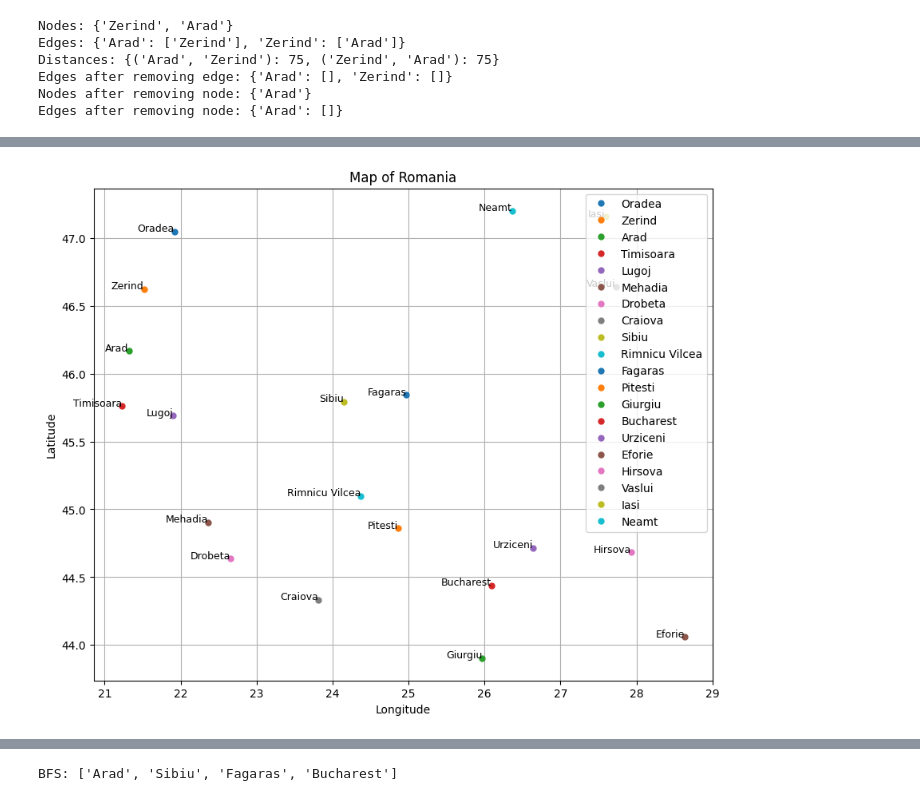
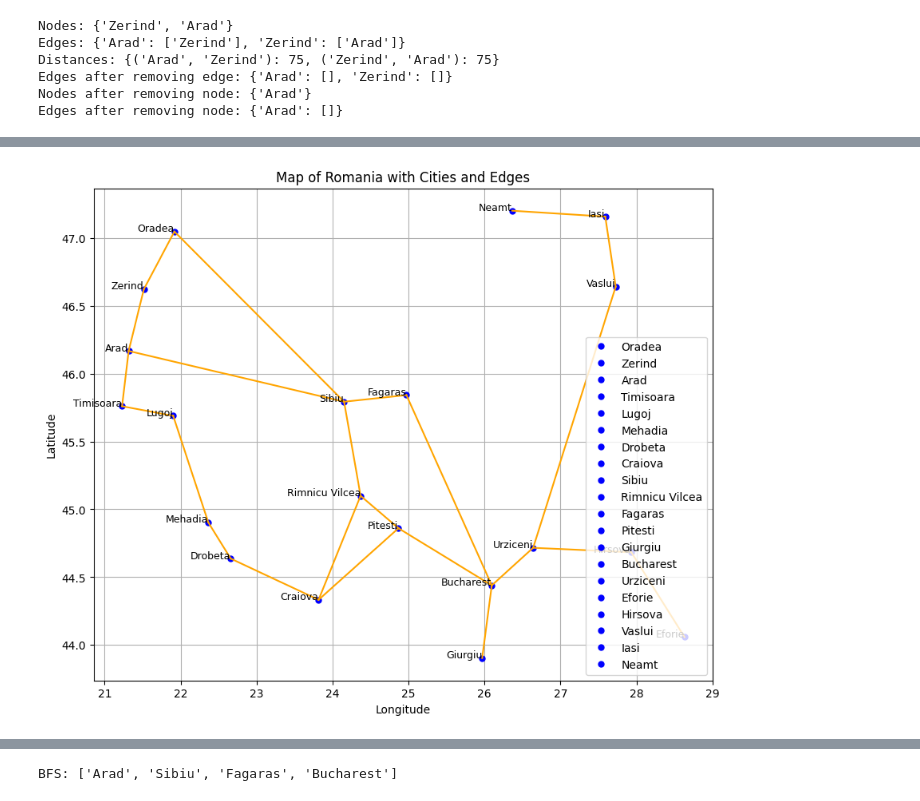
Before and after one commit to Tolegithub7/ml_labs, a Jupyter notebook: PythonAssignment.ipynb, the cells around one changed output, grey strips where cells are left out. Saved outputs shown, nothing was run; the diff lists cells and outputs as text; code cells hidden in the pictures.

Commit message:
manage with titles

```diff
--- a/PythonAssignment.ipynb
+++ b/PythonAssignment.ipynb
@@ -158,37 +193,76 @@ Edges after removing node: {'Arad': []}
 # %%
 # Map of Romania
 
 import csv
 import matplotlib.pyplot as plt
 
 # Load Romania map coordinates from CSV file
 def load_romania_coordinates(filename):
+    # Dictionary to store city coordinates
     coordinates = {}
     with open(filename, mode='r') as infile:
-        reader = csv.reader(infile)
+        reader = csv.reader(infile)  # Read the CSV file
         next(reader)  # Skip header
         for row in reader:
-            city = row[0]
-            latitude = float(row[1])
-            longitude = float(row[2])
-            coordinates[city] = (latitude, longitude)
-    return coordinates
+            city = row[0]  # City name
+            latitude = float(row[1])  # Latitude of the city
+            longitude = float(row[2])  # Longitude of the city
+            coordinates[city] = (latitude, longitude)  # Store coordinates in the dictionary
+    return coordinates  # Return the dictionary of coordinates
 
 # Plot Romania map
 def plot_romania_map(coordinates):
-    plt.figure(figsize=(10, 8))
+    plt.figure(figsize=(10, 8))  # Set the figure size
+
+    # Plot cities as blue dots and label them
     for city, (lat, lon) in coordinates.items():
-        plt.plot(lon, lat, 'o', markersize=5, label=city)
-        plt.text(lon, lat, city, fontsize=9, ha='right')
-    plt.xlabel('Longitude')
-    plt.ylabel('Latitude')
-    plt.title('Map of Romania')
-    plt.grid(True)
-    plt.legend(loc='best')
-    plt.show()
+        plt.plot(lon, lat, 'o', markersize=5, label=city, color='blue')  # Plot cities as blue dots
+        plt.text(lon, lat, city, fontsize=9, ha='right')  # Annotate cities with their names
+
+    # Define edges between cities based on the connections
+    edges = [
+        ('Arad', 'Zerind'),
+        ('Arad', 'Timisoara'),
+        ('Zerind', 'Oradea'),
+        ('Oradea', 'Sibiu'),
+        ('Timisoara', 'Lugoj'),
+        ('Lugoj', 'Mehadia'),
+        ('Mehadia', 'Drobeta'),
+        ('Drobeta', 'Craiova'),
+        ('Craiova', 'Pitesti'),
+        ('Pitesti', 'Bucharest'),
+        ('Bucharest', 'Giurgiu'),
+        ('Bucharest', 'Urziceni'),
+        ('Urziceni', 'Hirsova'),
+        ('Hirsova', 'Eforie'),
+        ('Urziceni', 'Vaslui'),
+        ('Vaslui', 'Iasi'),
+        ('Iasi', 'Neamt'),
+        ('Arad', 'Sibiu'),
+        ('Sibiu', 'Fagaras'),
+        ('Sibiu', 'Rimnicu Vilcea'),
+        ('Rimnicu Vilcea', 'Pitesti'),
+        ('Rimnicu Vilcea', 'Craiova'),
+        ('Fagaras', 'Bucharest')
+    ]
+
+    # Draw lines for each edge
+    for edge in edges:
+        city1, city2 = edge
+        if city1 in coordinates and city2 in coordinates:
+            lat1, lon1 = coordinates[city1]
+            lat2, lon2 = coordinates[city2]
+            plt.plot([lon1, lon2], [lat1, lat2], color='orange', linewidth=1.5)  # Draw edges in orange
+
+    plt.xlabel('Longitude')  # Label for x-axis
+    plt.ylabel('Latitude')  # Label for y-axis
+    plt.title('Map of Romania with Cities and Edges')  # Title of the plot
+    plt.grid(True)  # Show grid
+    plt.legend(loc='best')  # Show legend
+    plt.show()  # Display the plot
 
 # Example usage
-romania_coordinates = load_romania_coordinates('romania_coordinates.csv')
-plot_romania_map(romania_coordinates)
+romania_coordinates = load_romania_coordinates('romania_coordinates.csv')  # Load coordinates from CSV
+plot_romania_map(romania_coordinates)  # Plot the map of Romania
 # %% [output]
-[figure, old version]
+[figure, new version]
```
Also changed, not shown: parts of 31 cells of this notebook.
